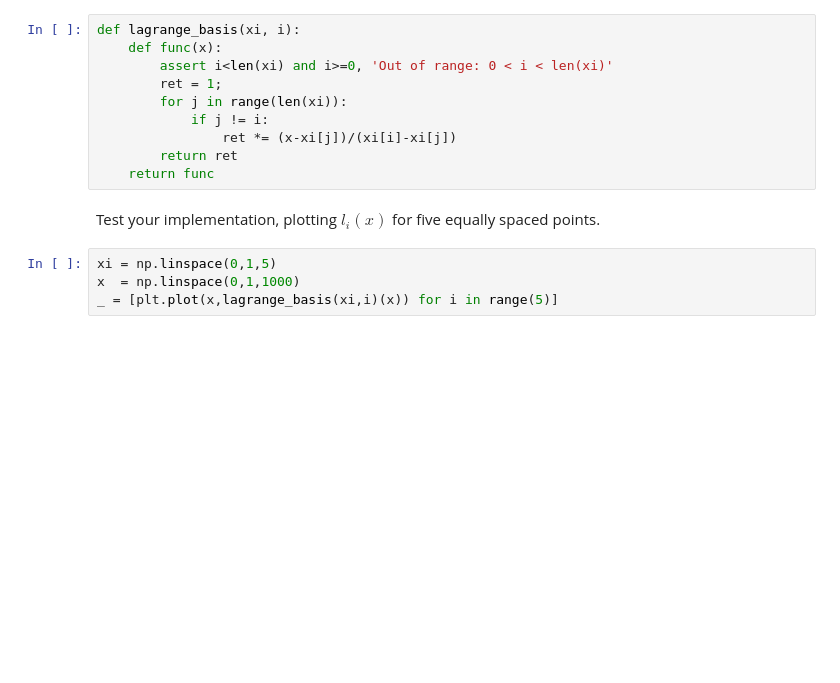
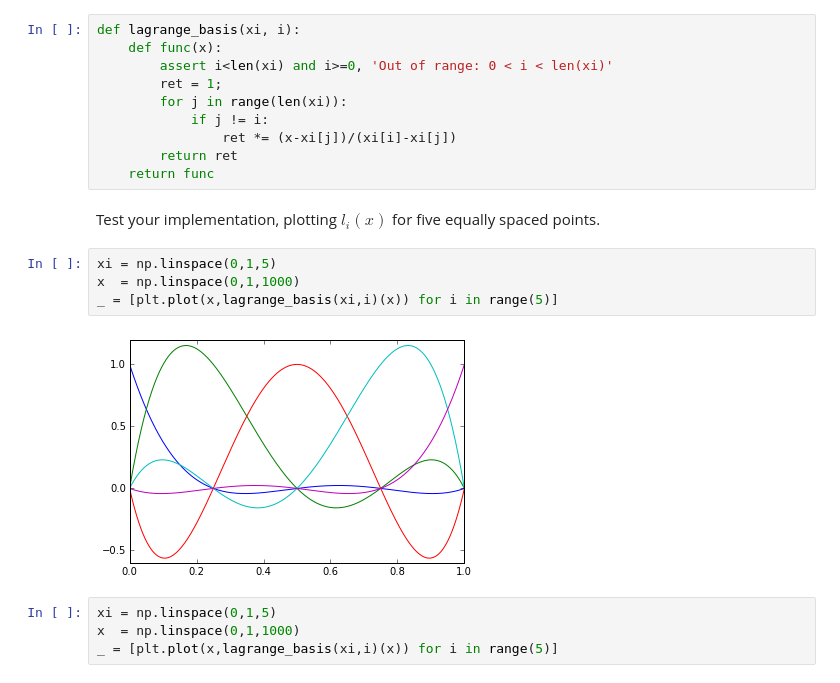
Before and after one commit to sissa/P1.4_seed, a Jupyter notebook: assignments/release/Basics/D2-exercises.ipynb, the cells around one changed output. Saved outputs shown, nothing was run; the diff lists cells and outputs as text; blank space fills up the shorter version.

```diff
--- a/assignments/release/Basics/D2-exercises.ipynb
+++ b/assignments/release/Basics/D2-exercises.ipynb
@@ -20,6 +22,12 @@ def lagrange_basis(xi, i):
     return func
 # %% [markdown]
 Test your implementation, plotting $l_i(x)$ for five equally spaced points.
+# %%
+xi = np.linspace(0,1,5)
+x  = np.linspace(0,1,1000)
+_ = [plt.plot(x,lagrange_basis(xi,i)(x)) for i in range(5)]
+# %% [output]
+[figure, added]
 # %%
 xi = np.linspace(0,1,5)
 x  = np.linspace(0,1,1000)
```
Also changed, not shown: parts of 11 cells of this notebook.
